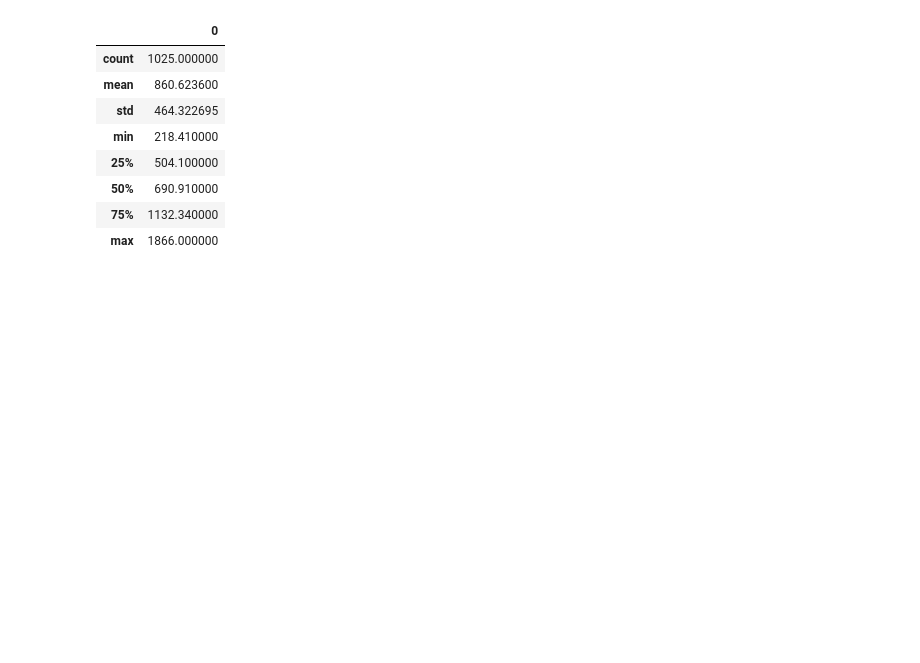
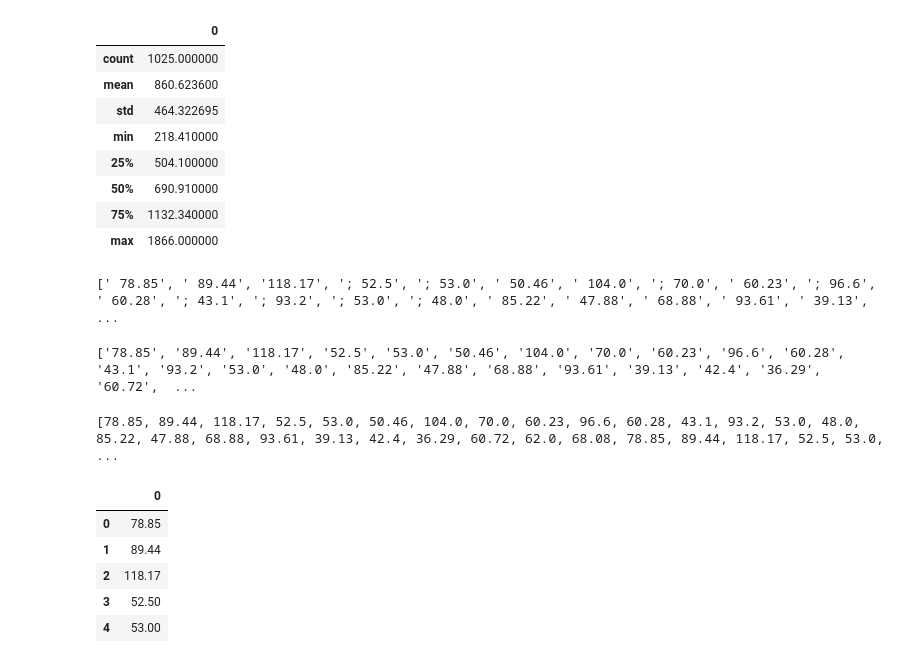
Before and after one commit to Olasunola/Housing_Cost_Analysis, a Jupyter notebook: Data_cleaning_sheet.ipynb, the cells around one changed output. Cells and saved outputs as stored; diff of their text form; code cells hidden in the pictures; blank space fills up the shorter version.

```diff
--- a/Data_cleaning_sheet.ipynb
+++ b/Data_cleaning_sheet.ipynb
@@ -69,3 +54,24 @@ price_df.describe()
 | 50% | 690.910000 |
 | 75% | 1132.340000 |
 | max | 1866.000000 |
+# %%
+rough_size = []
+for characters in rough_list:
+    rough_size.append(characters[-6:])
+print(rough_size)
+# %% [output]
+[' 78.85', ' 89.44', '118.17', '; 52.5', '; 53.0', ' 50.46', ' 104.0', '; 70.0', ' 60.23', '; 96.6', ' 60.28', '; 43.1', '; 93.2', '; 53.0', '; 48.0', ' 85.22', ' 47.88', ' 68.88', ' 93.61', ' 39.13', ...
+# %%
+final_size = []
+for sizes in rough_size:
+    final_size.append(sizes.replace(";", "").replace(" ", ""))
+print(final_size)
+# %% [output]
+['78.85', '89.44', '118.17', '52.5', '53.0', '50.46', '104.0', '70.0', '60.23', '96.6', '60.28', '43.1', '93.2', '53.0', '48.0', '85.22', '47.88', '68.88', '93.61', '39.13', '42.4', '36.29', '60.72',  ...
+# %%
+final_size = []
+for stringss in final_size:
+    final_size1.append(float(stringss))
+print(final_size1)
+# %% [output]
+[78.85, 89.44, 118.17, 52.5, 53.0, 50.46, 104.0, 70.0, 60.23, 96.6, 60.28, 43.1, 93.2, 53.0, 48.0, 85.22, 47.88, 68.88, 93.61, 39.13, 42.4, 36.29, 60.72, 62.0, 68.08, 78.85, 89.44, 118.17, 52.5, 53.0, ...
@@ -71,0 +80,9 @@ price_df.describe()
+# %%
+size_df.head()
+# %% [output]
+|  | 0 |
+| 0 | 78.85 |
+| 1 | 89.44 |
+| 2 | 118.17 |
+| 3 | 52.50 |
+| 4 | 53.00 |
```
Also changed, not shown: parts of 11 cells of this notebook.
